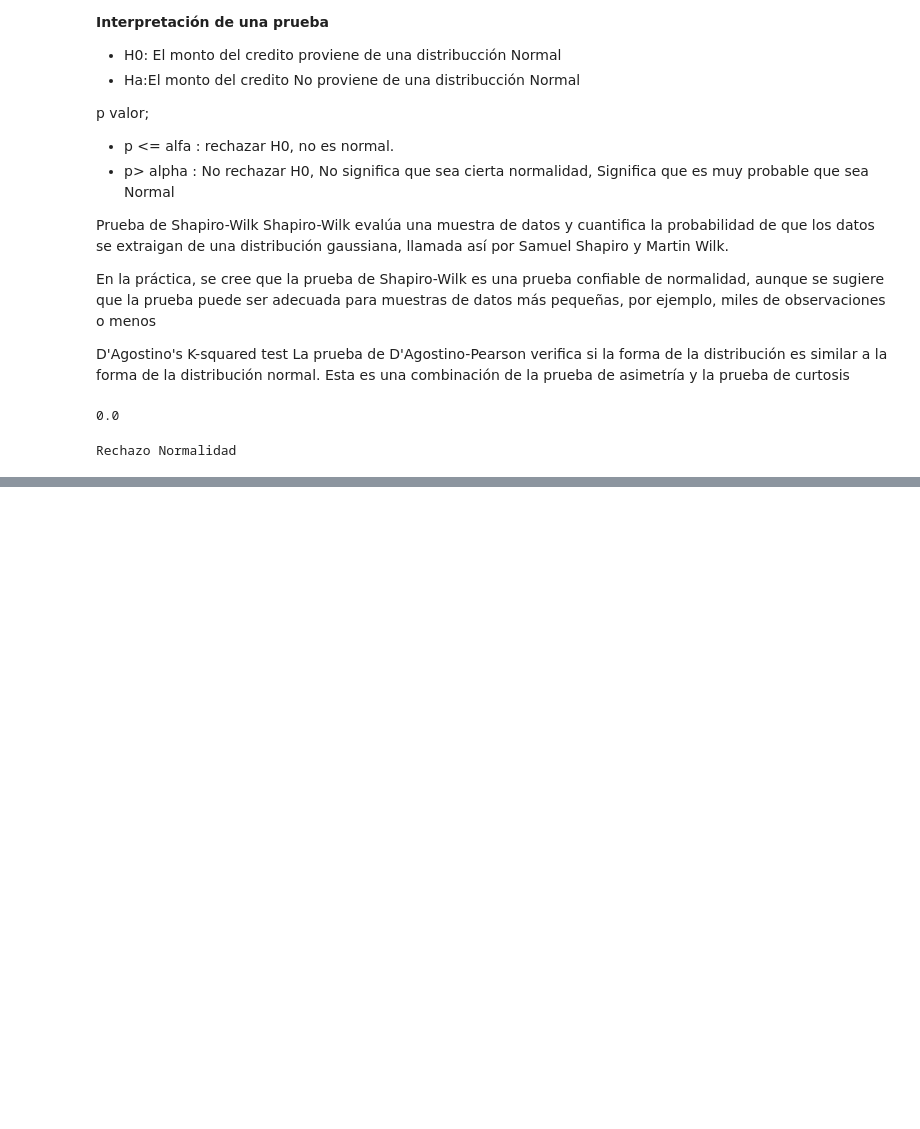
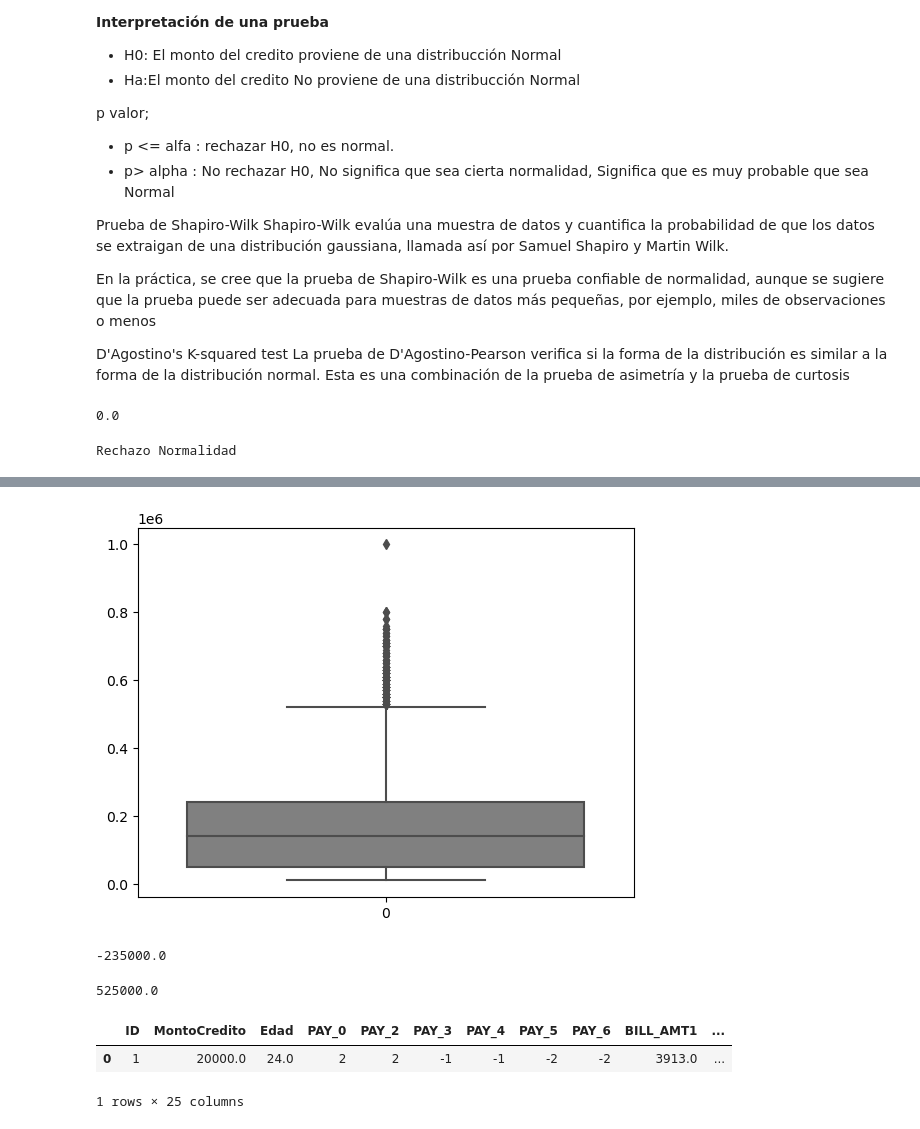
Before and after one commit to Oscar19922017/ModeloCredit2023, a Jupyter notebook: 2_EDA.ipynb, the cells around one changed output, grey strips where cells are left out. Drawn from its saved outputs; the diff is of its cells as text; code cells hidden in the pictures; blank space fills up the shorter version.

```diff
--- a/2_EDA.ipynb
+++ b/2_EDA.ipynb
@@ -255,0 +302,4 @@ Rechazo Normalidad
+# %%
+sns.boxplot(valor_credito);
+# %% [output]
+[figure, added]
@@ -255,0 +316,14 @@ Rechazo Normalidad
+# %%
+LimiteInf
+# %% [output]
+-235000.0
+# %%
+LimiteSup
+# %% [output]
+525000.0
+# %%
+df.head(1)
+# %% [output]
+|  | ID | MontoCredito | Edad | PAY_0 | PAY_2 | PAY_3 | PAY_4 | PAY_5 | PAY_6 | BILL_AMT1 | ... |
+| 0 | 1 | 20000.0 | 24.0 | 2 | 2 | -1 | -1 | -2 | -2 | 3913.0 | ... |
+1 rows × 25 columns
```
Also changed, not shown: parts of 56 cells of this notebook.
